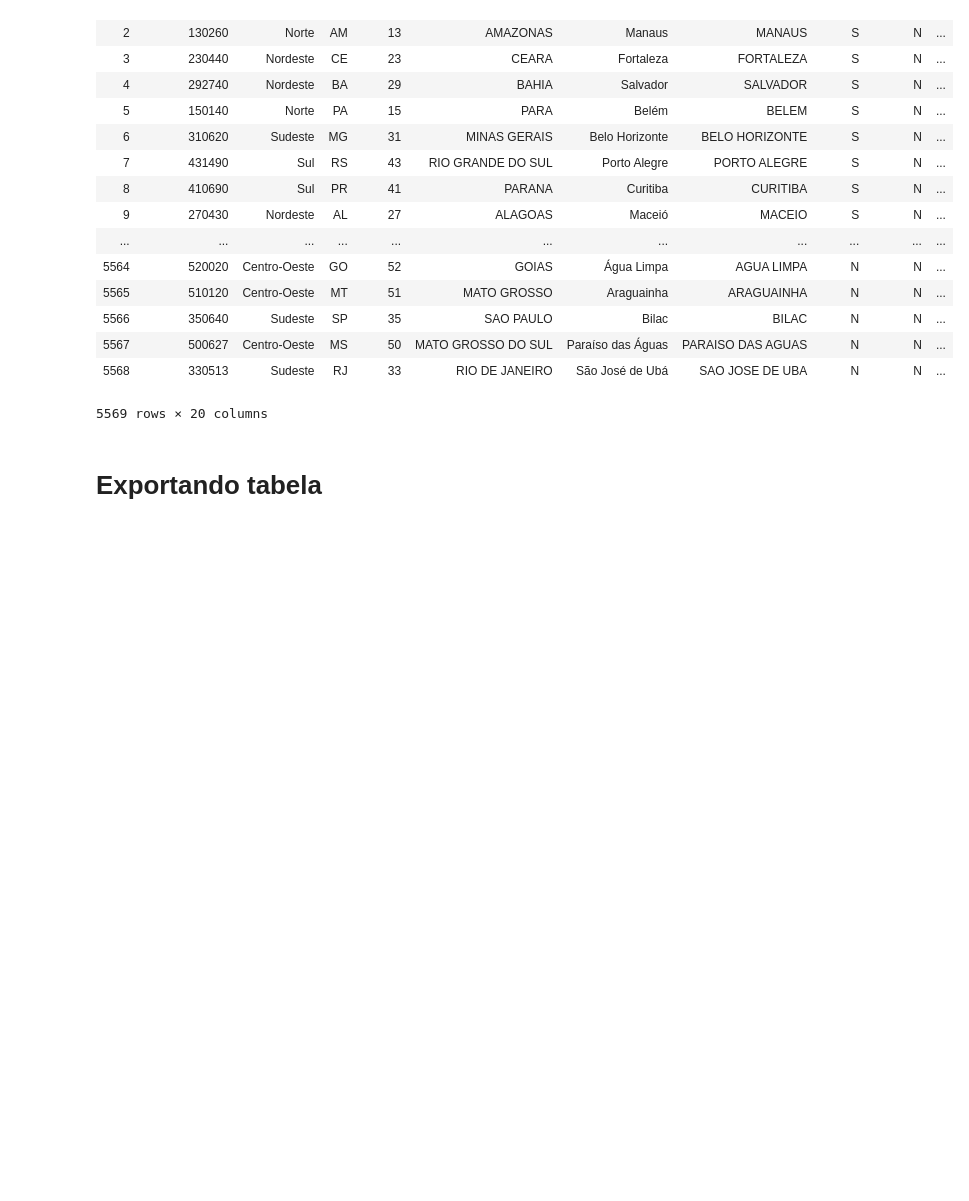
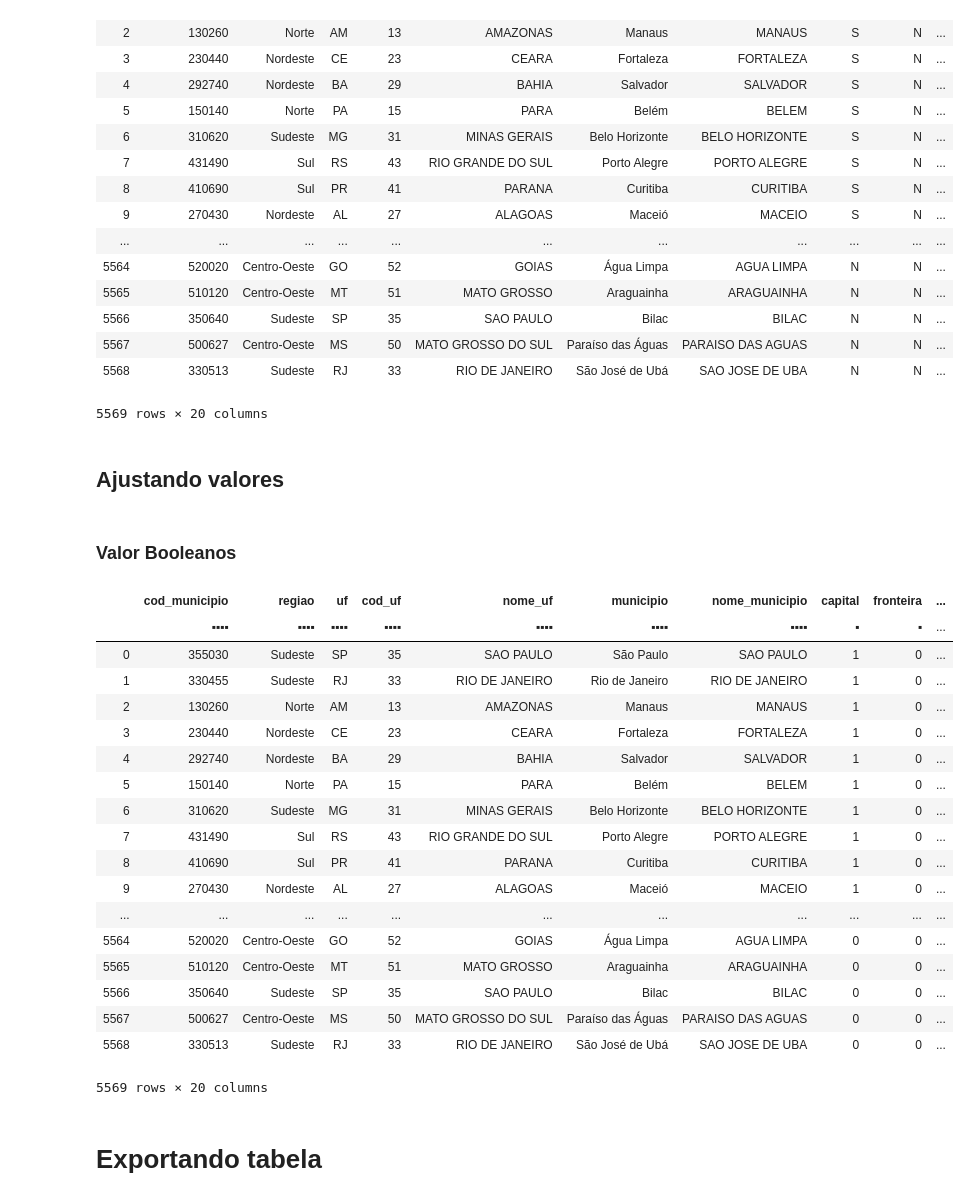
Before and after one commit to lucaslopes/gestantes, a Jupyter notebook: sections/table_muns.ipynb, the cells around one changed output. Cells and saved outputs as stored; diff of their text form; code cells hidden in the pictures; blank space fills up the shorter version.

```diff
--- a/sections/table_muns.ipynb
+++ b/sections/table_muns.ipynb
@@ -151,6 +154,35 @@ df_mun
 | 5567 | 500627 | Centro-Oeste | MS | 50 | MATO GROSSO DO SUL | Paraíso das Águas | PARAISO DAS AGUAS | N | N | ... |
 | 5568 | 330513 | Sudeste | RJ | 33 | RIO DE JANEIRO | São José de Ubá | SAO JOSE DE UBA | N | N | ... |
 5569 rows × 20 columns
+# %% [markdown]
+## Ajustando valores
+# %% [markdown]
+### Valor Booleanos
+# %%
+df_mun[:, dt.update(capital = f.capital == 'S')]
+df_mun[:, dt.update(fronteira = f.fronteira == 'S')]
+df_mun[:, dt.update(amazonia = f.amazonia == 'S')]
+df_mun
+# %% [output]
+|  | cod_municipio | regiao | uf | cod_uf | nome_uf | municipio | nome_municipio | capital | fronteira | ... |
+|  | ▪▪▪▪ | ▪▪▪▪ | ▪▪▪▪ | ▪▪▪▪ | ▪▪▪▪ | ▪▪▪▪ | ▪▪▪▪ | ▪ | ▪ | ... |
+| 0 | 355030 | Sudeste | SP | 35 | SAO PAULO | São Paulo | SAO PAULO | 1 | 0 | ... |
+| 1 | 330455 | Sudeste | RJ | 33 | RIO DE JANEIRO | Rio de Janeiro | RIO DE JANEIRO | 1 | 0 | ... |
+| 2 | 130260 | Norte | AM | 13 | AMAZONAS | Manaus | MANAUS | 1 | 0 | ... |
+| 3 | 230440 | Nordeste | CE | 23 | CEARA | Fortaleza | FORTALEZA | 1 | 0 | ... |
+| 4 | 292740 | Nordeste | BA | 29 | BAHIA | Salvador | SALVADOR | 1 | 0 | ... |
+| 5 | 150140 | Norte | PA | 15 | PARA | Belém | BELEM | 1 | 0 | ... |
+| 6 | 310620 | Sudeste | MG | 31 | MINAS GERAIS | Belo Horizonte | BELO HORIZONTE | 1 | 0 | ... |
+| 7 | 431490 | Sul | RS | 43 | RIO GRANDE DO SUL | Porto Alegre | PORTO ALEGRE | 1 | 0 | ... |
+| 8 | 410690 | Sul | PR | 41 | PARANA | Curitiba | CURITIBA | 1 | 0 | ... |
+| 9 | 270430 | Nordeste | AL | 27 | ALAGOAS | Maceió | MACEIO | 1 | 0 | ... |
+| ... | ... | ... | ... | ... | ... | ... | ... | ... | ... | ... |
+| 5564 | 520020 | Centro-Oeste | GO | 52 | GOIAS | Água Limpa | AGUA LIMPA | 0 | 0 | ... |
+| 5565 | 510120 | Centro-Oeste | MT | 51 | MATO GROSSO | Araguainha | ARAGUAINHA | 0 | 0 | ... |
+| 5566 | 350640 | Sudeste | SP | 35 | SAO PAULO | Bilac | BILAC | 0 | 0 | ... |
+| 5567 | 500627 | Centro-Oeste | MS | 50 | MATO GROSSO DO SUL | Paraíso das Águas | PARAISO DAS AGUAS | 0 | 0 | ... |
+| 5568 | 330513 | Sudeste | RJ | 33 | RIO DE JANEIRO | São José de Ubá | SAO JOSE DE UBA | 0 | 0 | ... |
+5569 rows × 20 columns
 # %% [markdown]
 # Exportando tabela
 # %%
```
Also changed, not shown: parts of 5 cells of this notebook, 11 other files.
